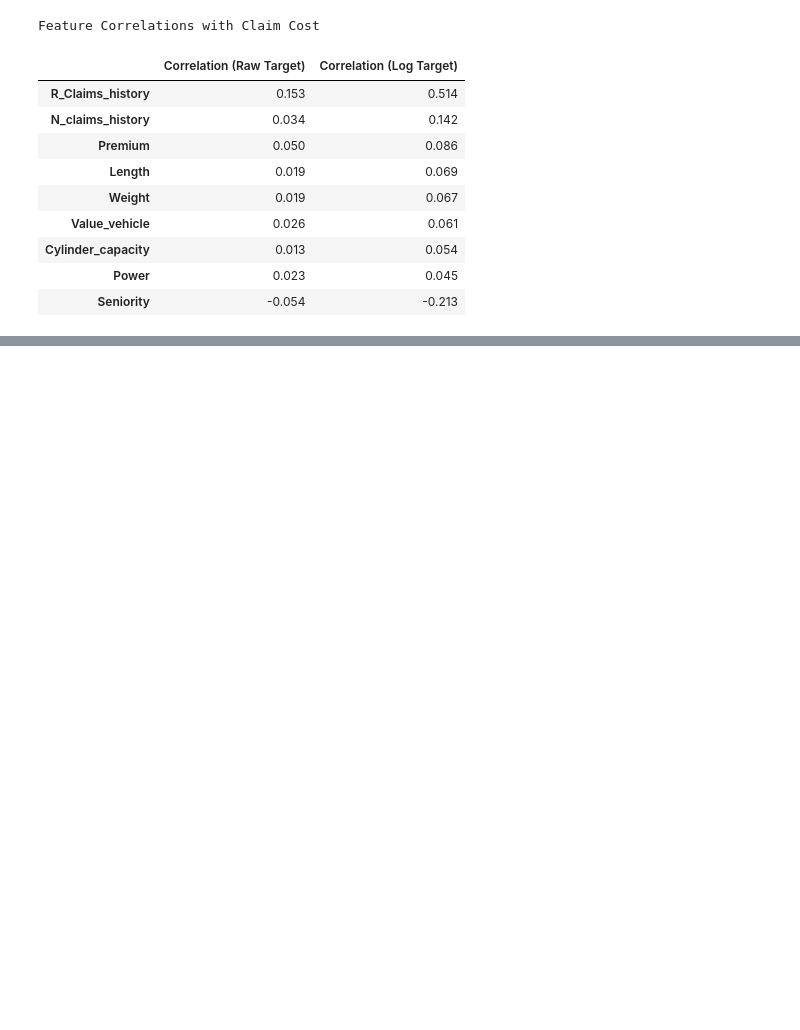
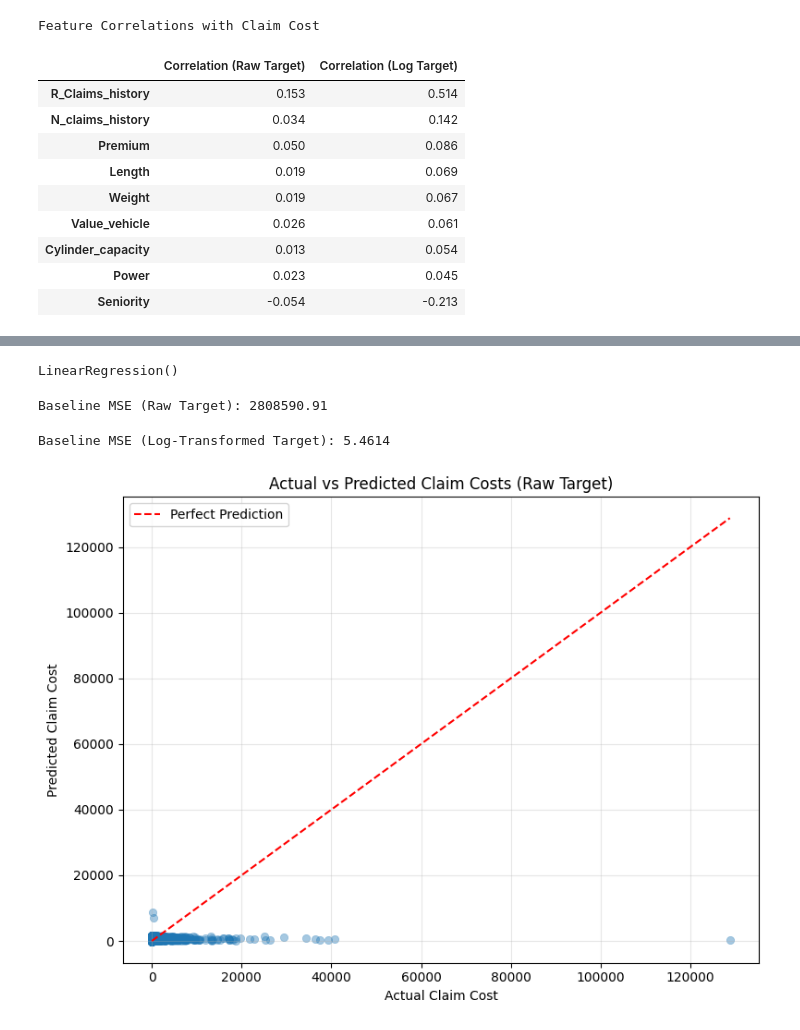
Before and after one commit to VishalLakshmiNarayanan/Tail-Risk-Analysis, a Jupyter notebook: TailRisk_Analysis.ipynb, the cells around one changed output, grey strips where cells are left out. Cells and saved outputs as stored; diff of their text form; code cells hidden in the pictures; blank space fills up the shorter version.

Commit message:
mse calculated using baseline model, one with zero-cost claims included and one with positive cost values

```diff
--- a/TailRisk_Analysis.ipynb
+++ b/TailRisk_Analysis.ipynb
@@ -139,0 +148,39 @@ Feature Correlations with Claim Cost
+# %%
+features = [
+    'R_Claims_history', 'N_claims_history', 'Premium',
+    'Value_vehicle', 'Length', 'Weight', 'Cylinder_capacity',
+    'Power', 'Seniority'
+]
+# %%
+X = filter_file[features].fillna(0)
+y = filter_file['Cost_claims_year']
+
+
+X_train, X_test, y_train, y_test = train_test_split(X, y, test_size=0.2, random_state=42)
+# %%
+model = LinearRegression()
+model.fit(X_train, y_train)
+# %% [output]
+LinearRegression()
+# %%
+y_pred = model.predict(X_test)
+# %%
+mse = mean_squared_error(y_test, y_pred)
+print(f"Baseline MSE (Raw Target): {mse:.2f}")
+# %% [output]
+Baseline MSE (Raw Target): 2808590.91
+# %%
+y_log = np.log1p(y)
+X_train, X_test, y_train_log, y_test_log = train_test_split(X, y_log, test_size=0.2, random_state=42)
+
+model_log = LinearRegression()
+model_log.fit(X_train, y_train_log)
+
+y_pred_log = model_log.predict(X_test)
+mse_log = mean_squared_error(y_test_log, y_pred_log)
+
+print(f"Baseline MSE (Log-Transformed Target): {mse_log:.4f}")
+
+#this is log form to stabilize variance
+# %% [output]
+Baseline MSE (Log-Transformed Target): 5.4614
@@ -139,0 +191,13 @@ Feature Correlations with Claim Cost
+# %%
+plt.figure(figsize=(8,6))
+sns.scatterplot(x=y_test, y=y_pred, alpha=0.4, edgecolor=None)
+plt.plot([0, y_test.max()], [0, y_test.max()], 'r--', label='Perfect Prediction')
+plt.xlabel("Actual Claim Cost")
+plt.ylabel("Predicted Claim Cost")
+plt.title("Actual vs Predicted Claim Costs (Raw Target)")
+plt.legend()
+plt.grid(alpha=0.3)
+plt.tight_layout()
+plt.show()
+# %% [output]
+[figure, added]
```
Also changed, not shown: parts of 10 cells of this notebook, 2 other files.
